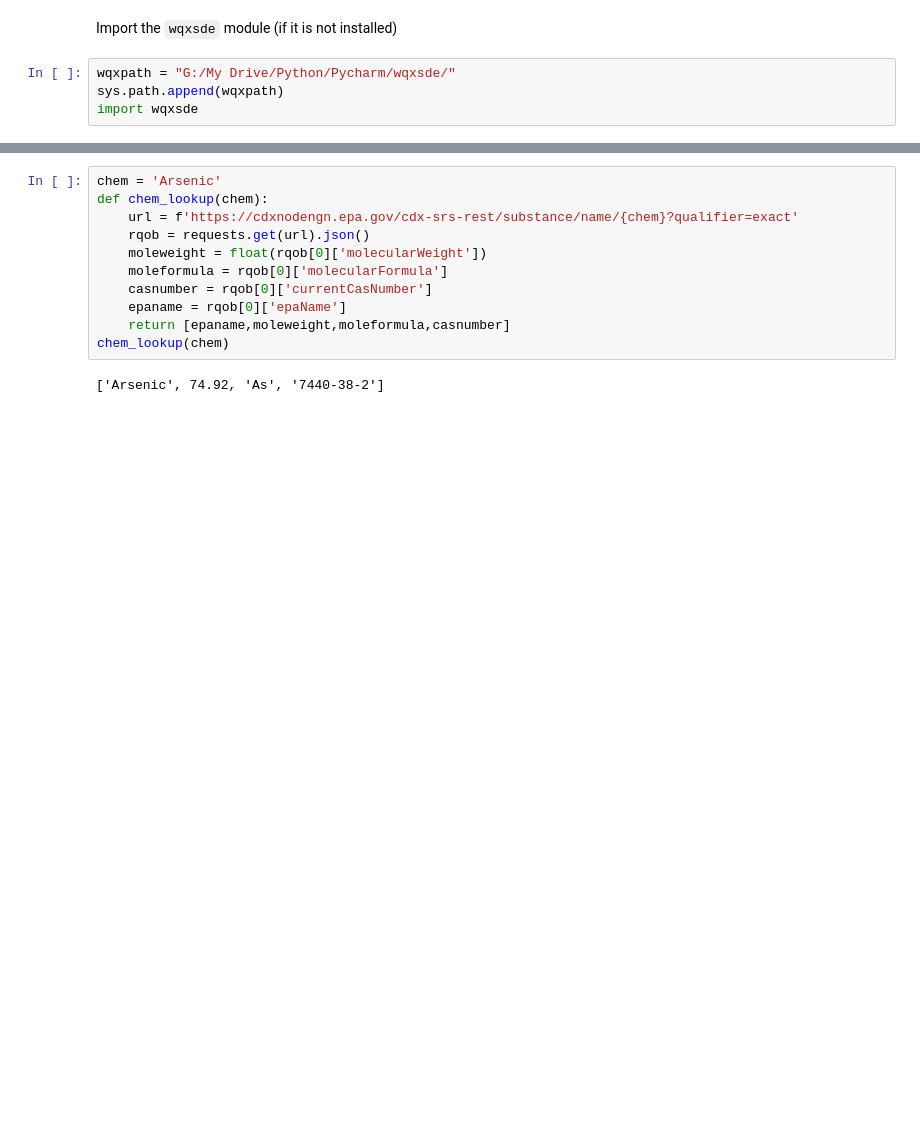
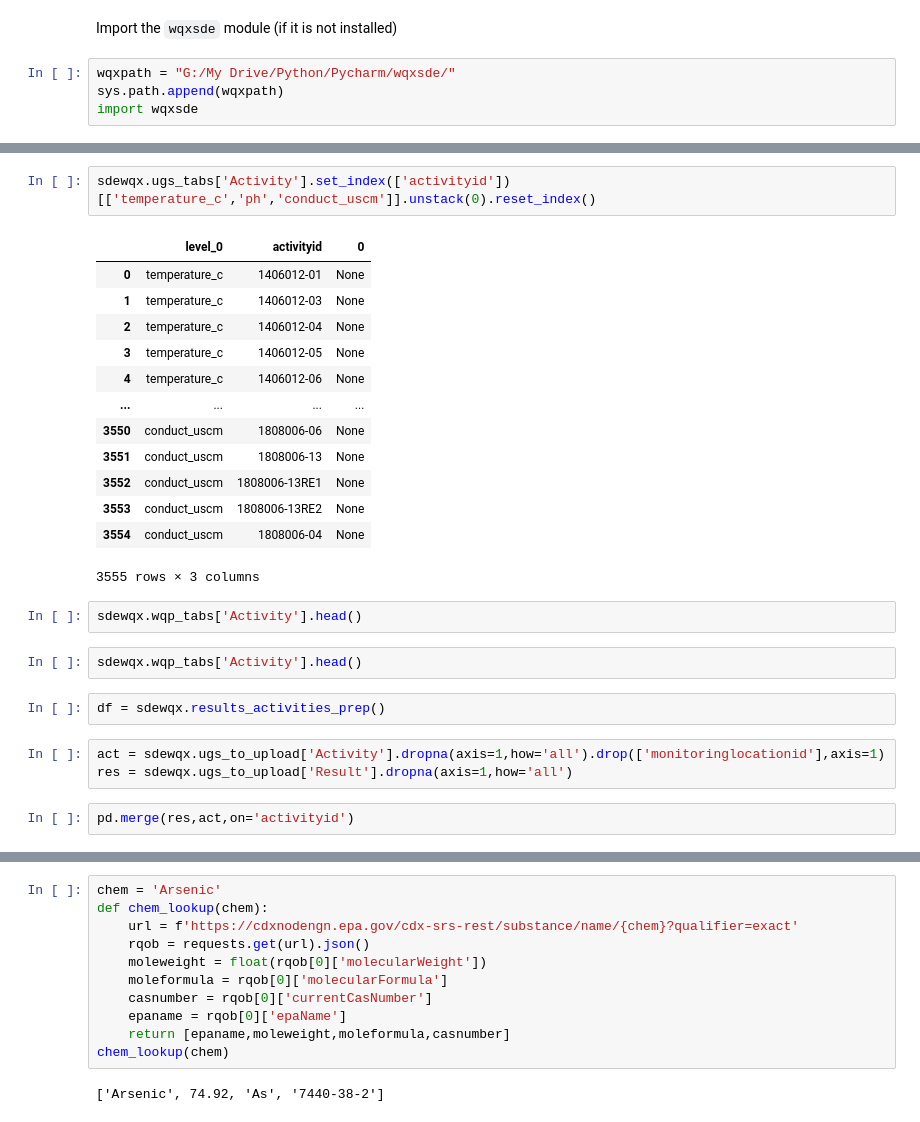
Before and after one commit to inkenbrandt/wqxsde, a Jupyter notebook: examples/Lab to SDE to WQX .ipynb, the cells around one changed output, grey strips where cells are left out. Saved outputs shown, nothing was run; the diff lists cells and outputs as text; blank space fills up the shorter version.

```diff
--- a/examples/Lab to SDE to WQX .ipynb
+++ b/examples/Lab to SDE to WQX .ipynb
@@ -29,0 +46,27 @@ gp = wqxsde.GetPaths(engine)
+# %%
+sdewqx.ugs_tabs['Activity'].set_index(['activityid'])[['temperature_c','ph','conduct_uscm']].unstack(0).reset_index()
+# %% [output]
+|  | level_0 | activityid | 0 |
+| 0 | temperature_c | 1406012-01 | None |
+| 1 | temperature_c | 1406012-03 | None |
+| 2 | temperature_c | 1406012-04 | None |
+| 3 | temperature_c | 1406012-05 | None |
+| 4 | temperature_c | 1406012-06 | None |
+| ... | ... | ... | ... |
+| 3550 | conduct_uscm | 1808006-06 | None |
+| 3551 | conduct_uscm | 1808006-13 | None |
+| 3552 | conduct_uscm | 1808006-13RE1 | None |
+| 3553 | conduct_uscm | 1808006-13RE2 | None |
+| 3554 | conduct_uscm | 1808006-04 | None |
+3555 rows × 3 columns
+# %%
+sdewqx.wqp_tabs['Activity'].head()
+# %%
+sdewqx.wqp_tabs['Activity'].head()
+# %%
+df = sdewqx.results_activities_prep()
+# %%
+act = sdewqx.ugs_to_upload['Activity'].dropna(axis=1,how='all').drop(['monitoringlocationid'],axis=1)
+res = sdewqx.ugs_to_upload['Result'].dropna(axis=1,how='all')
+# %%
+pd.merge(res,act,on='activityid')
```
Also changed, not shown: parts of 45 cells of this notebook, 8 other files.
